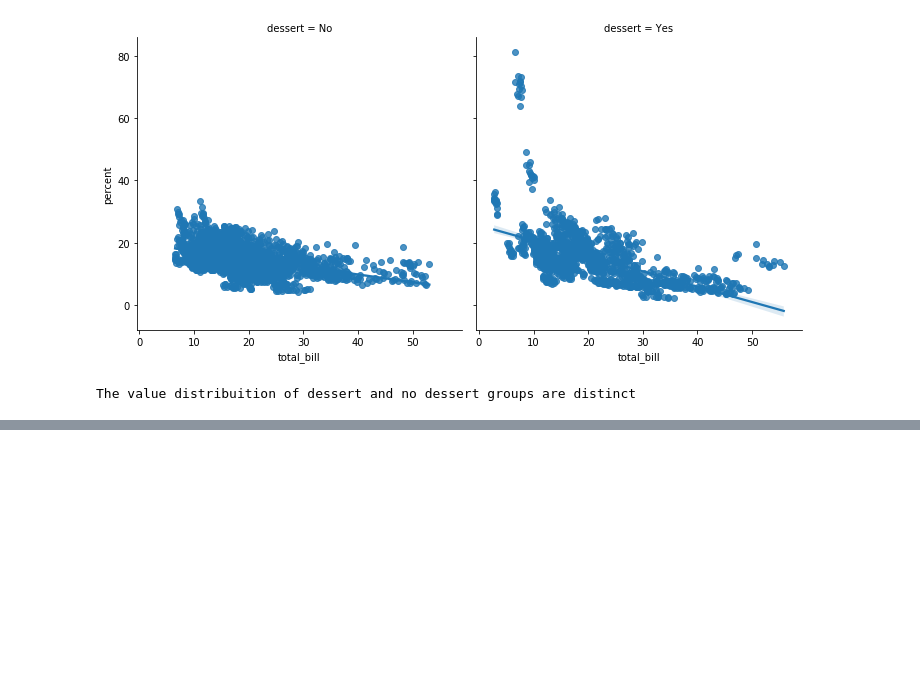
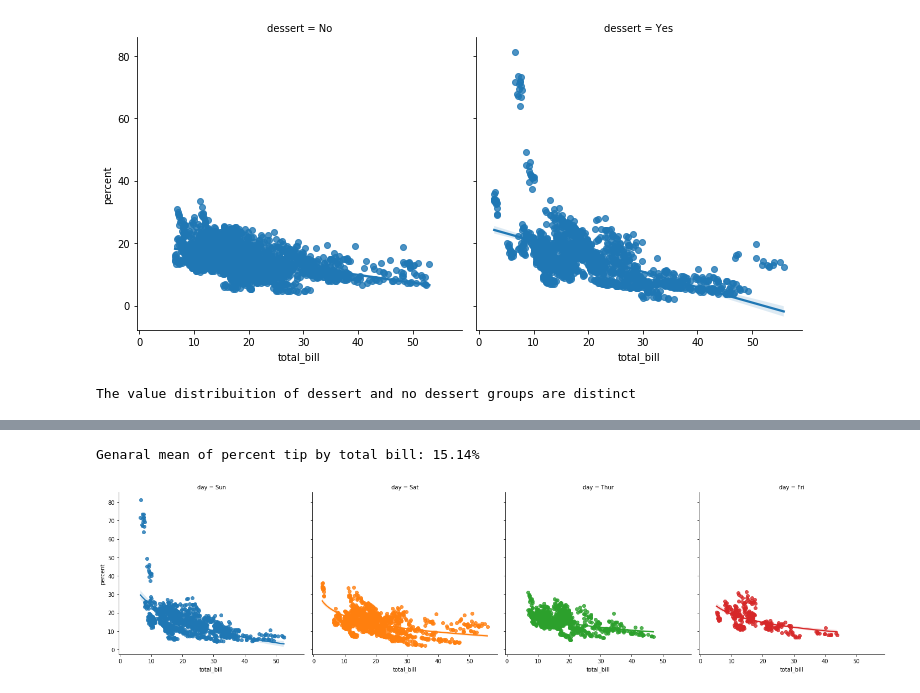
Before and after one commit to Igor-Arantes/Graphic_analysis_sns_exemples, a Jupyter notebook: Tips Analysis Seaborn.ipynb, the cells around one changed output, grey strips where cells are left out. Drawn from its saved outputs; the diff is of its cells as text; code cells hidden in the pictures; blank space fills up the shorter version.

```diff
--- a/Tips Analysis Seaborn.ipynb
+++ b/Tips Analysis Seaborn.ipynb
@@ -85,0 +104,7 @@ The value distribuition of dessert and no dessert groups are distinct
+# %%
+#Percentage tendence by day and total bill plus the genaral mean
+sns.lmplot(x='total_bill', y='percent', hue='day', logx=True ,col='day',data=tips)
+print('Genaral mean of percent tip by total bill: {}%' .format(round(tips.percent.mean(),2)))
+# %% [output]
+Genaral mean of percent tip by total bill: 15.14%
+[figure, added]
```
Also changed, not shown: parts of 8 cells of this notebook.
